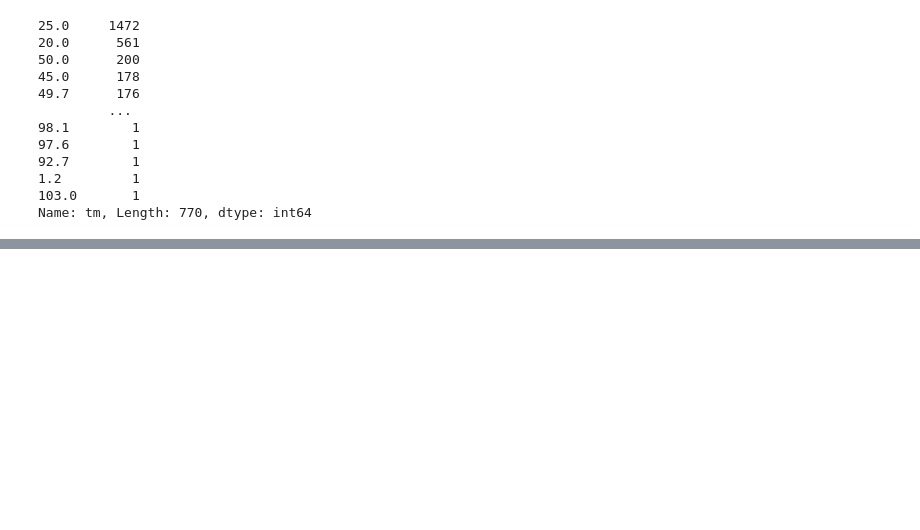
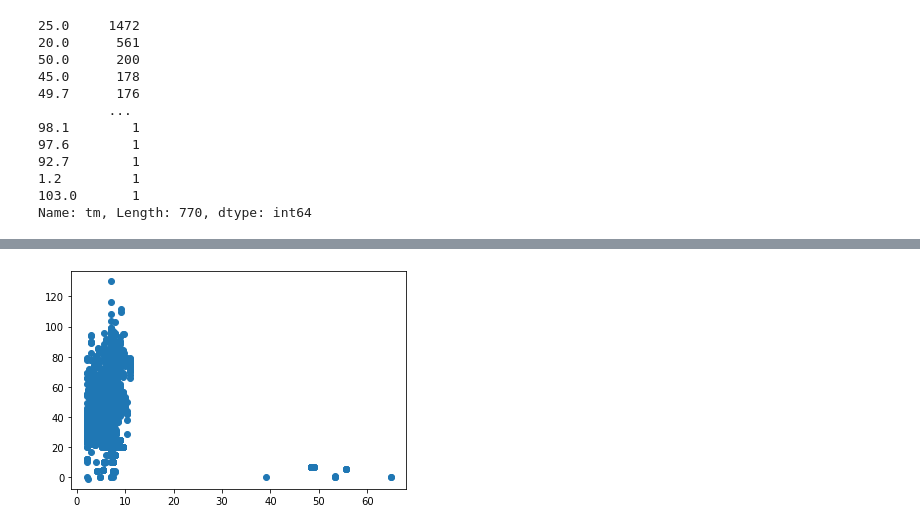
Before and after one commit to ahmad1jalal/Novozymes-Enzyme-Stability-Prediction, a Jupyter notebook: Untitled.ipynb, the cells around one changed output, grey strips where cells are left out. Cells and saved outputs as stored; diff of their text form; code cells hidden in the pictures; blank space fills up the shorter version.

```diff
--- a/Untitled.ipynb
+++ b/Untitled.ipynb
@@ -172,0 +172,5 @@ sns.displot(data=train_df,x="sequence_length",
+# %%
+# correlation between ph and tm
+plt.scatter(train_df["pH"],train_df["tm"]);
+# %% [output]
+[figure, added]
```
Also changed, not shown: parts of 4 cells of this notebook.
